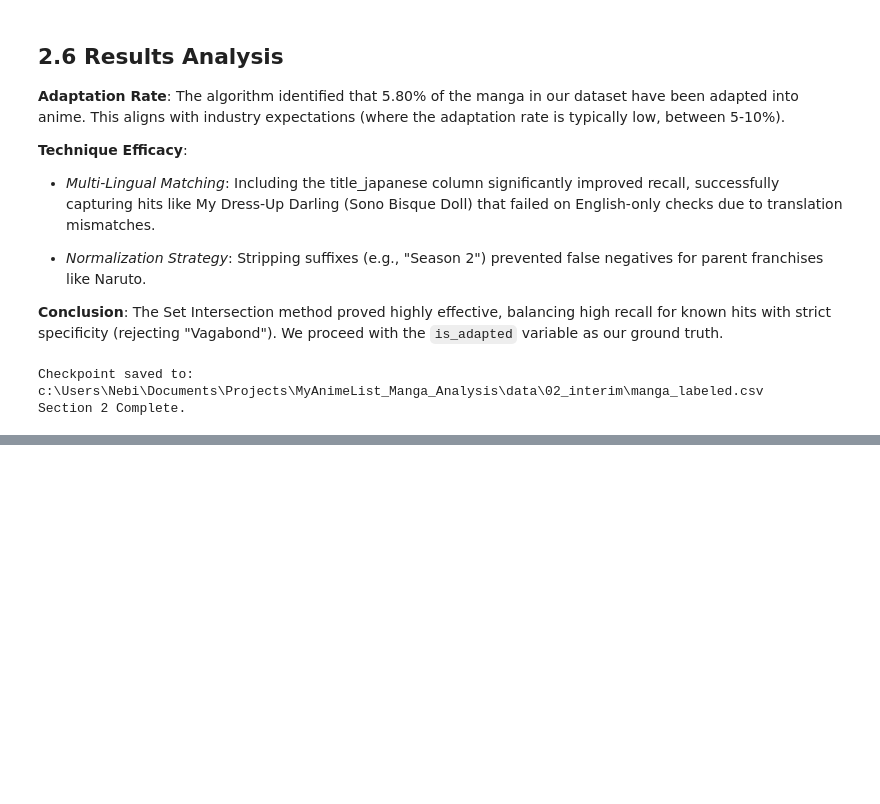
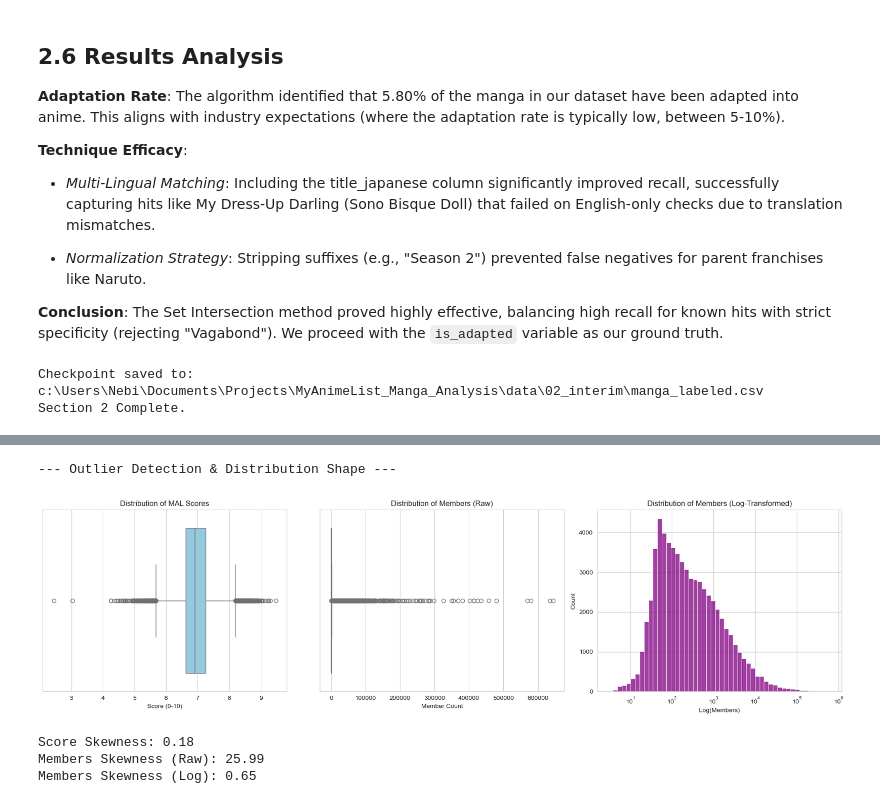
Before and after one commit to kennethyyoung/MyAnimeList_Manga_Analysis, a Jupyter notebook: notebooks/analysis.ipynb, the cells around one changed output, grey strips where cells are left out. Saved outputs shown, nothing was run; the diff lists cells and outputs as text; code cells hidden in the pictures; blank space fills up the shorter version.

```diff
--- a/notebooks/analysis.ipynb
+++ b/notebooks/analysis.ipynb
@@ -509,0 +574,43 @@ Section 2 Complete.
+# %%
+# ==========================================
+# 3.2 DISTRIBUTIONAL ANALYSIS
+# ==========================================
+
+print("--- Outlier Detection & Distribution Shape ---")
+
+# Setup layout: 3 plots (Score Box, Member Box, Member Histogram)
+fig, axes = plt.subplots(1, 3, figsize=(18, 5))
+
+# 1. Score Distribution (Box Plot)
+# Shows the spread of quality. We expect a normal-ish distribution around 6.5-7.0.
+# Note: This includes the un-imputed data (ignoring NaNs)
+sns.boxplot(x=manga_df['score'], ax=axes[0], color='skyblue')
+axes[0].set_title("Distribution of MAL Scores")
+axes[0].set_xlabel("Score (0-10)")
+
+# 2. Members Distribution (Box Plot)
+# Visualizes the extreme outliers (The "One Piece" effect).
+sns.boxplot(x=manga_df['members'], ax=axes[1], color='lightgreen')
+axes[1].set_title("Distribution of Members (Raw)")
+axes[1].set_xlabel("Member Count")
+
+# 3. Members Distribution (Log Scale Histogram)
+# This simulates what the model will see after we apply np.log1p
+# It proves that Log Transformation fixes the skew.
+sns.histplot(manga_df['members'], bins=50, log_scale=True, ax=axes[2], color='purple')
+axes[2].set_title("Distribution of Members (Log-Transformed)")
+axes[2].set_xlabel("Log(Members)")
+
+plt.tight_layout()
+plt.show()
+
+# Print skewness metrics to confirm visual intuition
+print(f"Score Skewness: {manga_df['score'].skew():.2f}")
+print(f"Members Skewness (Raw): {manga_df['members'].skew():.2f}")
+print(f"Members Skewness (Log): {np.log1p(manga_df['members']).skew():.2f}")
+# %% [output]
+--- Outlier Detection & Distribution Shape ---
+[figure, added]
+Score Skewness: 0.18
+Members Skewness (Raw): 25.99
+Members Skewness (Log): 0.65
```
Also changed, not shown: parts of 8 cells of this notebook.
